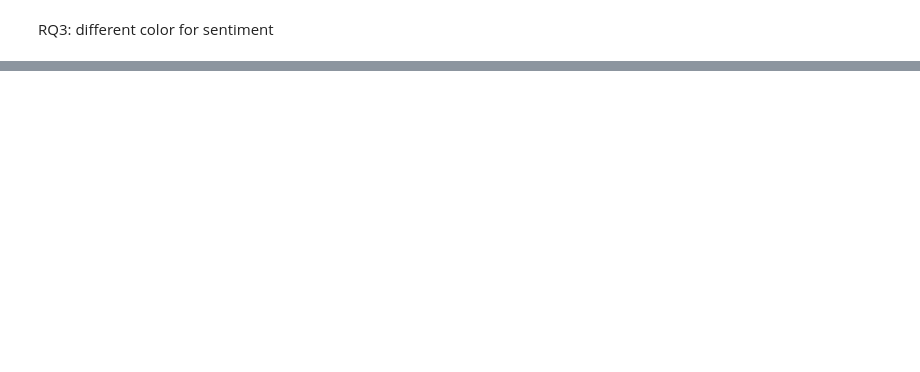
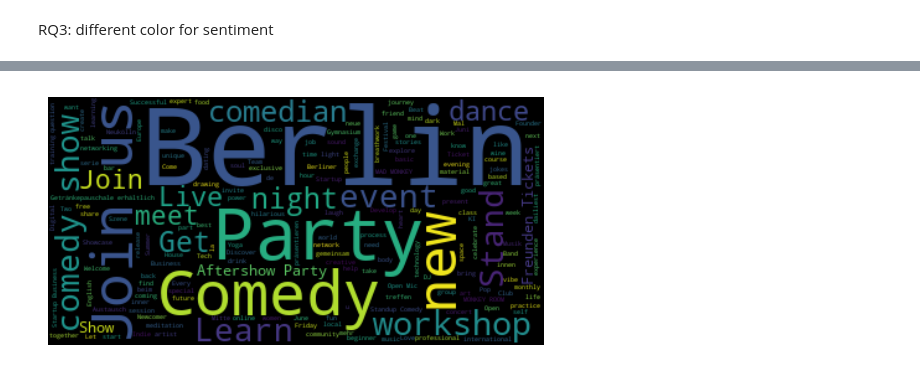
Before and after one commit to chennnxu/Berliin-City-Portrait, a Jupyter notebook: src/EventbriteAnalysis.ipynb, the cells around one changed output, grey strips where cells are left out. Cells and saved outputs as stored; diff of their text form; code cells hidden in the pictures; blank space fills up the shorter version.

```diff
--- a/src/EventbriteAnalysis.ipynb
+++ b/src/EventbriteAnalysis.ipynb
@@ -273,0 +309,4 @@ RQ3: different color for sentiment
+# %%
+q3 = data_final[['id','text']].copy()
+# %%
+q3 = q3.astype({'id':'int64'})
@@ -273,0 +329,2 @@ RQ3: different color for sentiment
+# %%
+q3_result = q3.merge(q2_result, on='id')
@@ -273,0 +347,2 @@ RQ3: different color for sentiment
+# %%
+q3_result = q3_result.astype({"text":"string"}).dropna()
@@ -273,0 +353,13 @@ RQ3: different color for sentiment
+# %%
+# nltk.download('stopwords')
+# Create stopword list:
+Stopwords = set(stopwords.words('german')+stopwords.words('english'))
+Stopwords.update(["br", "href"])
+textt = " ".join(t for t in q3_result.text)
+wordcloud = WordCloud(stopwords=Stopwords).generate(textt)
+plt.imshow(wordcloud, interpolation='bilinear')
+plt.axis("off")
+plt.savefig('../img/wordcloud.png')
+plt.show()
+# %% [output]
+[figure, added]
```
Also changed, not shown: parts of 11 cells of this notebook, 1 other file.
